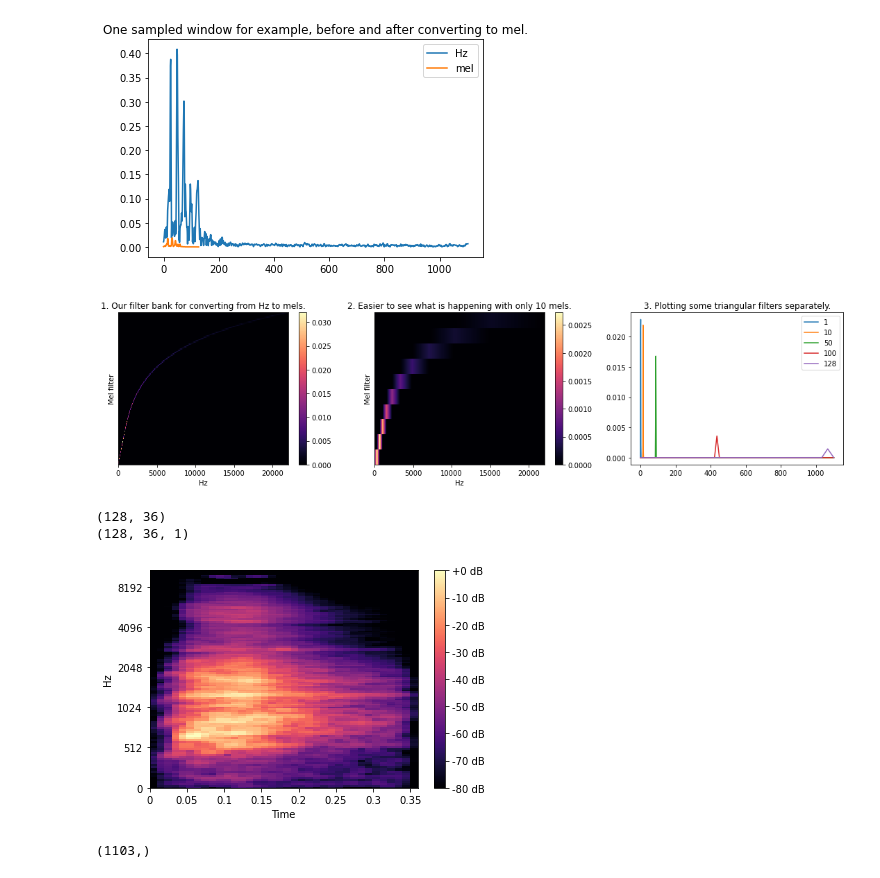
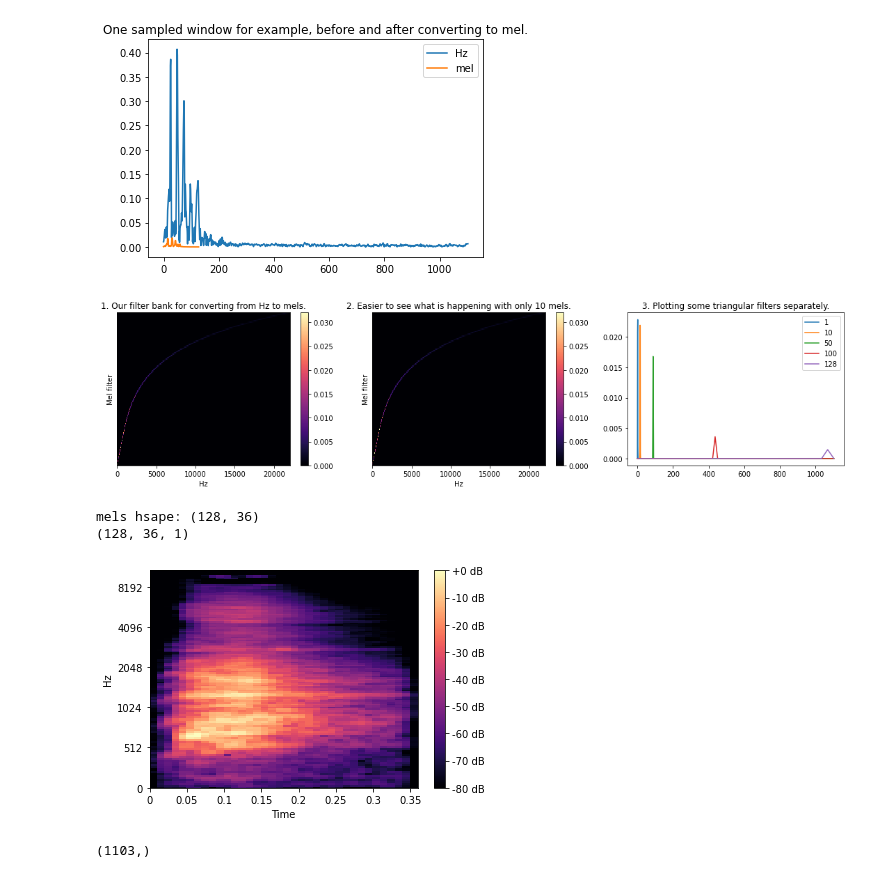
Before and after one commit to t2ac32/vh_challenge_sol, a Jupyter notebook: Tests.ipynb, the cells around one changed output. Drawn from its saved outputs; the diff is of its cells as text; code cells hidden in the pictures.

```diff
--- a/Tests.ipynb
+++ b/Tests.ipynb
@@ -138,34 +174,42 @@ plt.title('One sampled window for example, before and after converting to mel.')
 # %%
 #compute mel spectrogram
 n_mels = 128
-mel = librosa.filters.mel(sr= 44100, n_fft=n_fft,n_mels=n_mels)
+test_mel = librosa.filters.mel(sr=r_settings['sr'],
+                          n_fft=r_settings['n_fft'],
+                          n_mels=r_settings['n_mels'])
 
 #this patition the Hz scale into bins
 #also tranforms each bin into a correpsonding bin in the Mel scale, using
 #overlapping triangular filters.
 
 plt.figure(figsize=(15, 4));
 
 plt.subplot(1, 3, 1);
-librosa.display.specshow(mel, sr=sr, hop_length=hop_length, x_axis='linear');
+librosa.display.specshow(test_mel, sr=r_settings['sr'],
+                         hop_length=r_settings['hop_length'],
+                         x_axis='linear');
 plt.ylabel('Mel filter');
 plt.colorbar();
 plt.title('1. Our filter bank for converting from Hz to mels.');
 
 plt.subplot(1, 3, 2);
-mel_10 = librosa.filters.mel(sr=sr, n_fft=n_fft, n_mels=10)
-librosa.display.specshow(mel_10, sr=sr, hop_length=hop_length, x_axis='linear');
+mel_10 = librosa.filters.mel(sr=r_settings['sr'],
+                             n_fft=r_settings['n_fft'],
+                             n_mels=r_settings['n_mels'])
+librosa.display.specshow(test_mel, sr=r_settings['sr'],
+                         hop_length=r_settings['hop_length'],
+                         x_axis='linear');
 plt.ylabel('Mel filter');
 plt.colorbar();
 plt.title('2. Easier to see what is happening with only 10 mels.');
 
 plt.subplot(1, 3, 3);
 idxs_to_plot = [0, 9, 49, 99, 127]
 for i in idxs_to_plot:
-    plt.plot(mel[i]);
+    plt.plot(test_mel[i]);
 plt.legend(labels=[f'{i+1}' for i in idxs_to_plot]);
 plt.title('3. Plotting some triangular filters separately.');
 
 plt.tight_layout();
 # %% [output]
-[figure, old version]
+[figure, new version]
@@ -172,17 +226,8 @@ plt.tight_layout();
 # %%
-#one liner Mel's Spectrogram
-
-def compute_melspect_for(audio_stem, settings):
-    S = librosa.feature.melspectrogram(audio_stem, sr=settings['sr'], n_fft=settings['n_fft'],
-                                       hop_length=settings['hop_length'],
-                                       n_mels=settings['n_mels'])
-    S_DB = librosa.power_to_db(S, ref=np.max)
-    return S_DB
-
 #n_fft : window size = 50ms must be power of 2
 r_settings= {
     "sr" : 44100,
-    "n_fft" : 2205,
+    "n_fft" : 2048,
     "hop_length" : 441,
     "win_length" : 442,
     "n_mels" : 128,
@@ -191,16 +236,17 @@ r_settings= {
 }
 
 mels = compute_melspect_for(audio_stem, r_settings)
+print('mels hsape:', mels.shape)
 librosa.display.specshow(mels, sr=r_settings['sr'],
                          hop_length=r_settings['hop_length'],
                          x_axis='time', y_axis='mel');
 plt.colorbar(format='%+2.0f dB');
 
-print(S.shape)
-reshaped_input = S.reshape(128, 36, 1)
+
+reshaped_input = mels.reshape(128, 36, 1)
 print(reshaped_input.shape)
 # %% [output]
-(128, 36)
+mels hsape: (128, 36)
 (128, 36, 1)
 [figure]
 # %%
```
Also changed, not shown: parts of 13 cells of this notebook.
